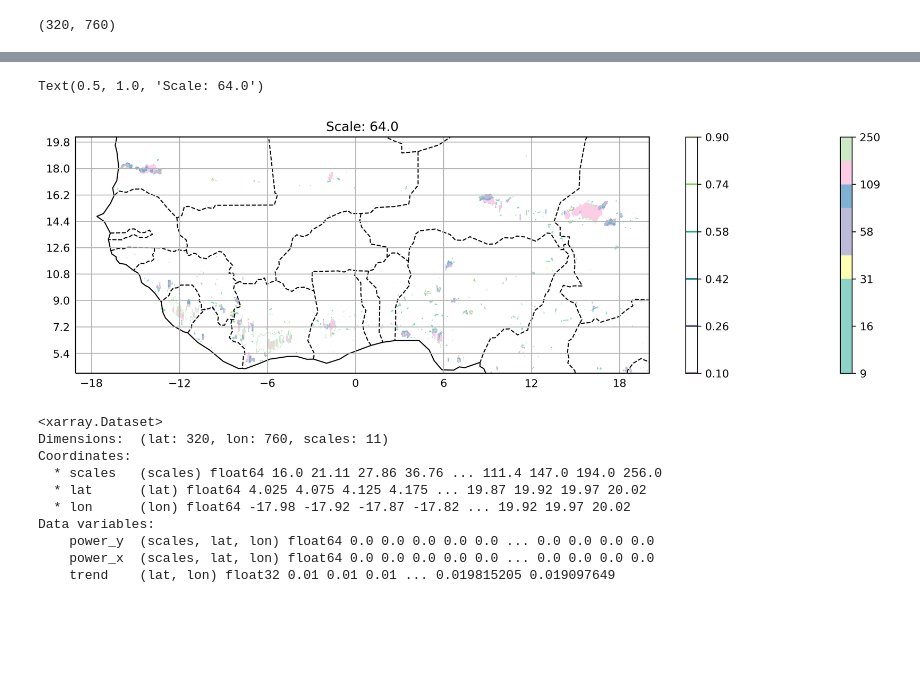
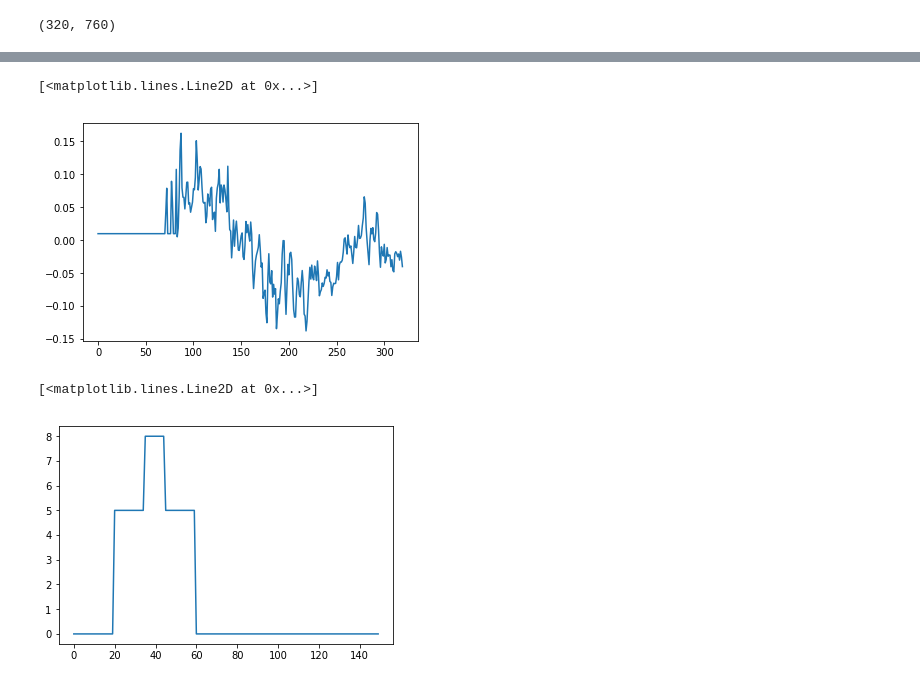
Before and after one commit to cornkle/proj_CEH, a Jupyter notebook: notebooks/VERA_LSTtrend_scaleDecomposition-Copy1.ipynb, the cells around one changed output, grey strips where cells are left out. Cells and saved outputs as stored; diff of their text form; code cells hidden in the pictures; blank space fills up the shorter version.

```diff
--- a/notebooks/VERA_LSTtrend_scaleDecomposition-Copy1.ipynb
+++ b/notebooks/VERA_LSTtrend_scaleDecomposition-Copy1.ipynb
@@ -177,17 +81,0 @@ Text(0.5, 1.0, 'Scale: 21.112126572366307')
-# %%
-scale_ind = 3
-iscale = (np.floor(dic['scales'][scale_ind] / 2. / 5.55)).astype(int)
-
-ycircf, xcircf = ua.draw_cut_circle(100, 20, iscale, data.values)
-print(ycircf)
-data.values[ycircf,xcircf] = 50
-f = plt.figure(figsize=(15,4), dpi=300)
-ax = f.add_subplot(111)
-mapp = ax.contourf(data.values,levels=np.linspace(-0.3,0.3,9), cmap='RdBu_r')
-mapp = ax.contour(dic['powerx'][scale_ind,:,:], levels=np.linspace(5,60,6))
-mapp = ax.contour(dic['powerx'][scale_ind,:,:], levels=np.linspace(5,60,6), cmap='jet')
-#mapp = ax.contour(dic['powery'][4,:,:], levels=np.linspace(7,60,6), cmap='Greens')
-plt.title('Scale: '+str(dic['scales'][scale_ind]))
-
-
-plt.colorbar(mapp)
@@ -233,35 +81,0 @@ array([ 16.        ,  21.11212657,  27.85761803,  36.75834736,
-# %%
-scale_ind = 5
-f = plt.figure(figsize=(15,4), dpi=300)
-ax = f.add_subplot(111, projection=ccrs.PlateCarree()) # this opens a new plot axis
-cmapp = uplot.discrete_cmap(5, base_cmap='Blues')
-#mapp = ax.contour(ttrend.month, era_trend.latitude, tmean.transpose()-273.15,
-#                  cmap='Reds', extend='both', levels=np.linspace(20,35,4), linestyles='dotted')  # this is the actual plot
-#plt.clabel(mapp, inline=1, fontsize=10, fmt="%1.1f")
-
-
-# mappable = ax3.pcolormesh(np.arange(0.5,13,1), np.arange(0,26,1),da.sel(lat=slice(0,25)).values
-#                           ,cmap=cmapp, vmin=0.05, vmax=0.80)
-
-# mappable = ax.pcolormesh(np.arange(0.5,13,1), ccover_trend.lat,ctrend.transpose()
-#                           ,cmap=cmapp, vmin=0.1, vmax=1)
-
-#cbar = plt.colorbar(mappable, ticks=np.linspace(0.1,1,6))
-mapp = ax.contourf(data.lon, data.lat,dom_scale, levels=[9,12,16,22,31,42,58,79,109,200,250], cmap='Set3', transform=ccrs.PlateCarree())  # this is the actual plot
-#plt.colorbar(mapp)
-#ax.contour(data.lon, data.lat,power_scale, levels=np.linspace(5,30,6))
-
-ax.coastlines()   ## adds coastlines
-# Gridlines
-xl = ax.gridlines(draw_labels=True);   # adds latlon grid lines
-xl.xlabels_top = False   ## labels off
-xl.ylabels_right = False
-#plt.title(title)
-# Countries
-ax.add_feature(cartopy.feature.BORDERS, linestyle='--'); # adds country borders
-cbar = plt.colorbar(mapp)  # adds colorbar
-cbar = plt.colorbar(maps)  # adds colorbar
-plt.title('Scale: '+str(dic['scales'][scale_ind]))
-# %% [output]
-Text(0.5, 1.0, 'Scale: 64.0')
-[figure, removed]
@@ -286,13 +81,0 @@ ds['trend'] = dlist
-# %%
-ds
-# %% [output]
-<xarray.Dataset>
-Dimensions:  (lat: 320, lon: 760, scales: 11)
-Coordinates:
-  * scales   (scales) float64 16.0 21.11 27.86 36.76 ... 111.4 147.0 194.0 256.0
-  * lat      (lat) float64 4.025 4.075 4.125 4.175 ... 19.87 19.92 19.97 20.02
-  * lon      (lon) float64 -17.98 -17.92 -17.87 -17.82 ... 19.92 19.97 20.02
-Data variables:
-    power_y  (scales, lat, lon) float64 0.0 0.0 0.0 0.0 0.0 ... 0.0 0.0 0.0 0.0
-    power_x  (scales, lat, lon) float64 0.0 0.0 0.0 0.0 0.0 ... 0.0 0.0 0.0 0.0
-    trend    (lat, lon) float32 0.01 0.01 0.01 ... 0.019815205 0.019097649
@@ -300,0 +82,5 @@ ds.to_netcdf('/home/ck/DIR/cornkle/data/VERA/lsta_trend_chris/LSTtrend_scales.nc
+# %%
+plt.plot(data.values[:,100])
+# %% [output]
+[<matplotlib.lines.Line2D at 0x...>]
+[figure, added]
@@ -300,0 +95,5 @@ ds.to_netcdf('/home/ck/DIR/cornkle/data/VERA/lsta_trend_chris/LSTtrend_scales.nc
+# %%
+plt.plot(data)
+# %% [output]
+[<matplotlib.lines.Line2D at 0x...>]
+[figure, added]
```
Also changed, not shown: parts of 35 cells of this notebook, 11 other files.
